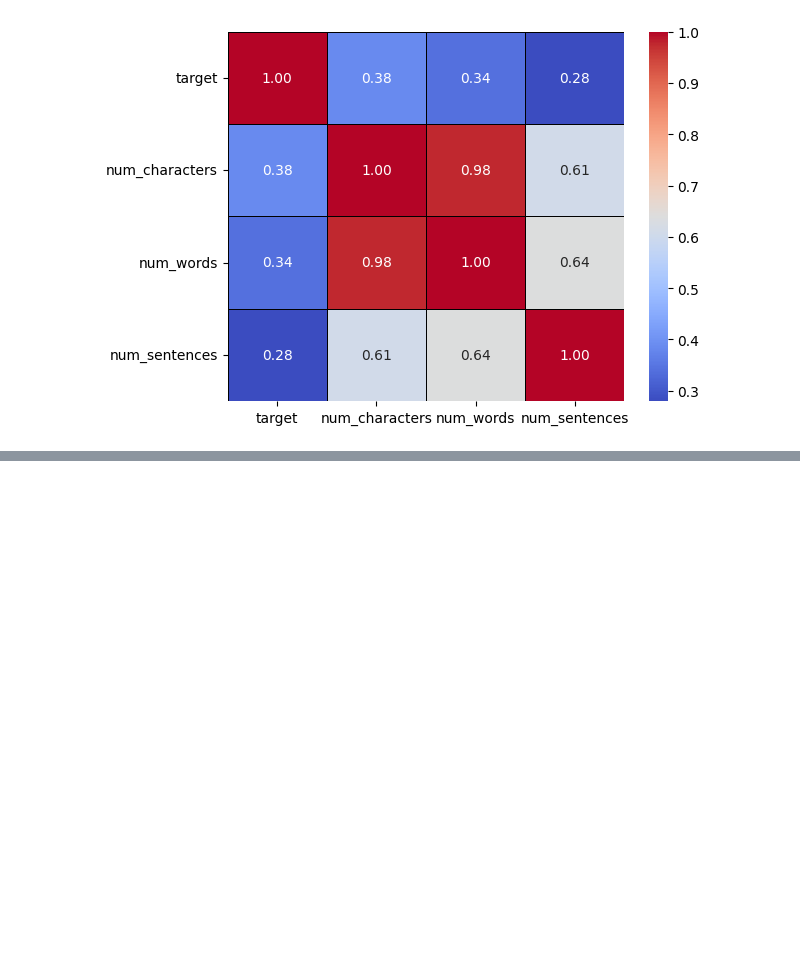
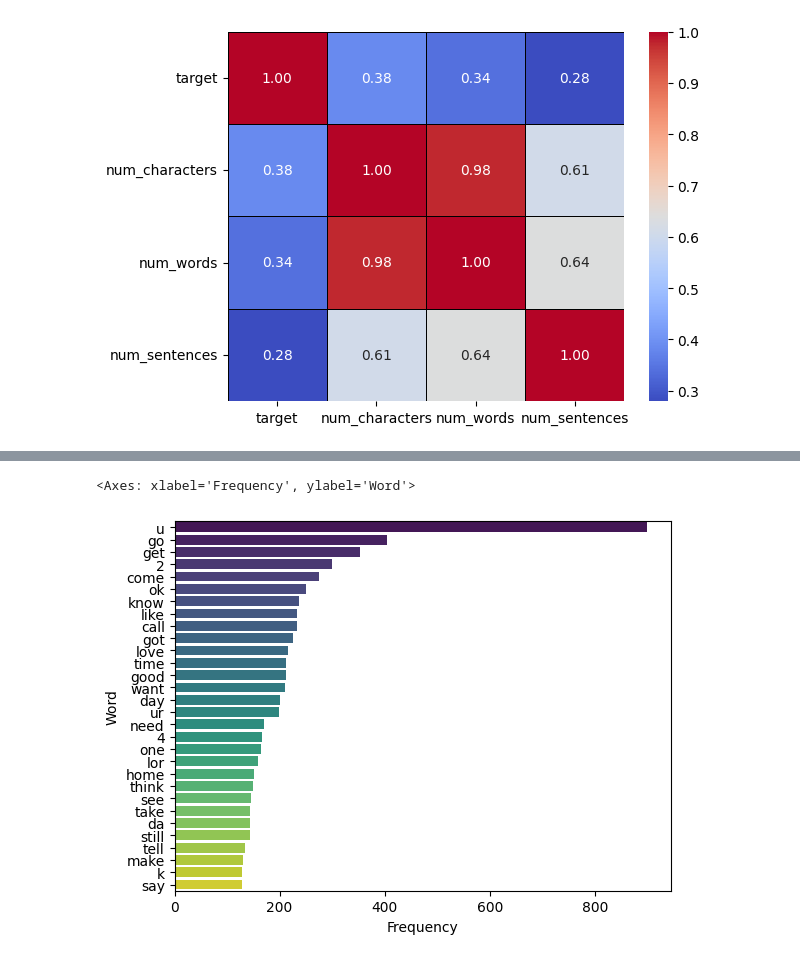
Before and after one commit to ANSH5252/E-mail-SMS-Spam-Detection, a Jupyter notebook: s_c.ipynb, the cells around one changed output, grey strips where cells are left out. Saved outputs shown, nothing was run; the diff lists cells and outputs as text; code cells hidden in the pictures; blank space fills up the shorter version.

```diff
--- a/s_c.ipynb
+++ b/s_c.ipynb
@@ -280,0 +374,5 @@ sns.heatmap(df.corr(numeric_only=True),annot=True, cmap='coolwarm', fmt='.2f', l
+# %%
+ham_corpus = []
+for msg in df[df['target'] == 0]['transformed_text'].tolist():
+    for word in msg.split():
+        ham_corpus.append(word)
@@ -280,0 +383,6 @@ sns.heatmap(df.corr(numeric_only=True),annot=True, cmap='coolwarm', fmt='.2f', l
+# %%
+dataframe2 = pd.DataFrame(Counter(ham_corpus).most_common(30), columns=['Word', 'Frequency'])
+sns.barplot(x='Frequency', y='Word', data=dataframe2, palette='viridis')
+# %% [output]
+<Axes: xlabel='Frequency', ylabel='Word'>
+[figure, added]
```
Also changed, not shown: parts of 14 cells of this notebook.
